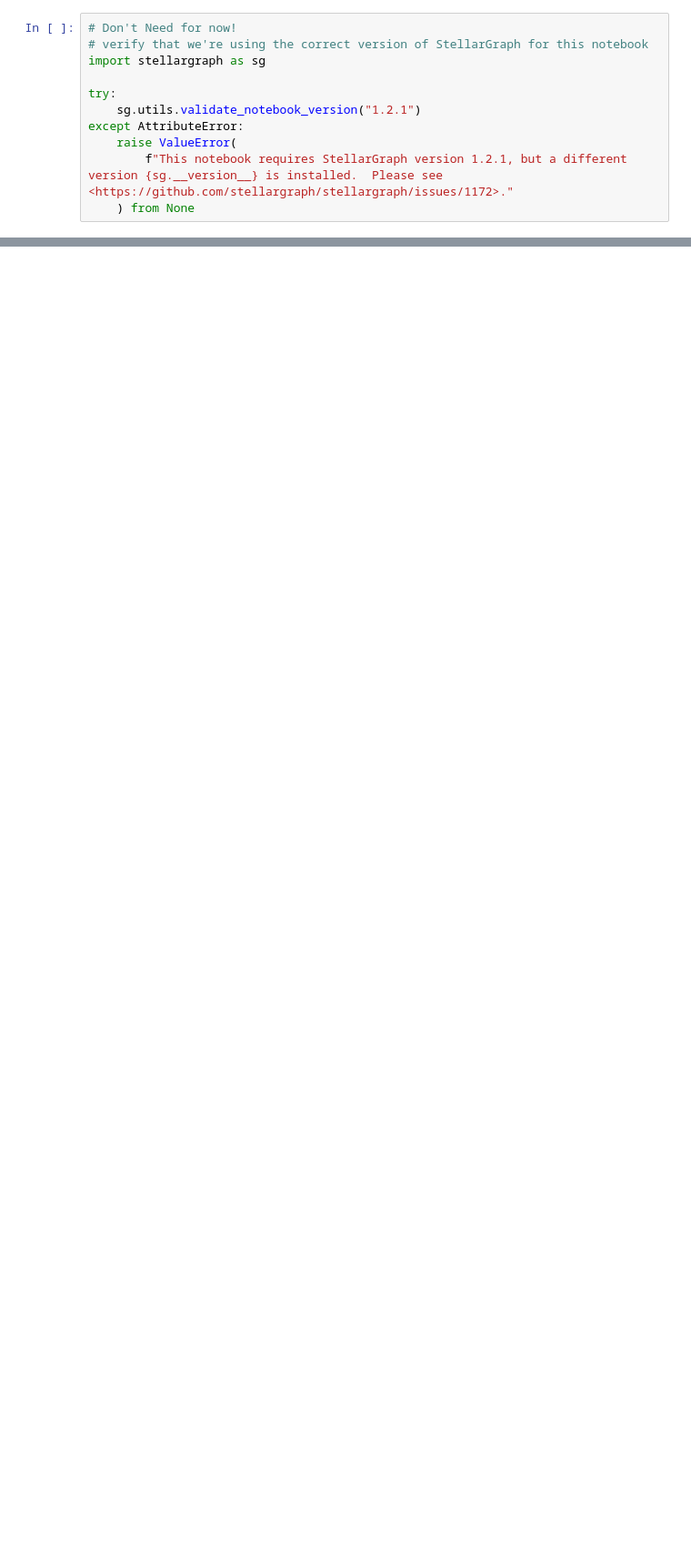
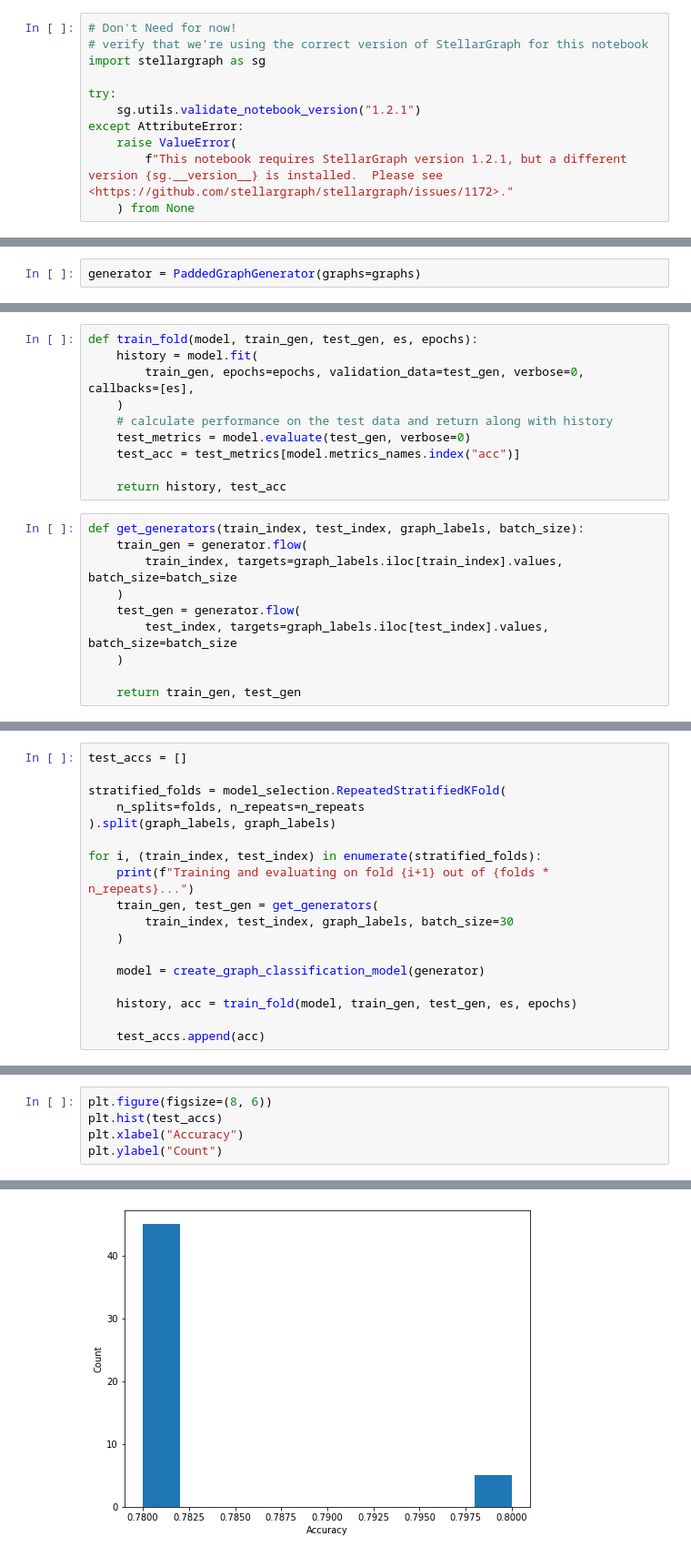
Before and after one commit to seungjoo612/brain-graph-classification, a Jupyter notebook: data_processing.ipynb, the cells around one changed output, grey strips where cells are left out. Shown at 91% size. Cells and saved outputs as stored; diff of their text form; blank space fills up the shorter version.

```diff
--- a/data_processing.ipynb
+++ b/data_processing.ipynb
@@ -125,0 +212,2 @@ dTS
+# %%
+generator = PaddedGraphGenerator(graphs=graphs)
@@ -125,0 +251,20 @@ dTS
+# %%
+def train_fold(model, train_gen, test_gen, es, epochs):
+    history = model.fit(
+        train_gen, epochs=epochs, validation_data=test_gen, verbose=0, callbacks=[es],
+    )
+    # calculate performance on the test data and return along with history
+    test_metrics = model.evaluate(test_gen, verbose=0)
+    test_acc = test_metrics[model.metrics_names.index("acc")]
+
+    return history, test_acc
+# %%
+def get_generators(train_index, test_index, graph_labels, batch_size):
+    train_gen = generator.flow(
+        train_index, targets=graph_labels.iloc[train_index].values, batch_size=batch_size
+    )
+    test_gen = generator.flow(
+        test_index, targets=graph_labels.iloc[test_index].values, batch_size=batch_size
+    )
+
+    return train_gen, test_gen
@@ -125,0 +275,18 @@ dTS
+# %%
+test_accs = []
+
+stratified_folds = model_selection.RepeatedStratifiedKFold(
+    n_splits=folds, n_repeats=n_repeats
+).split(graph_labels, graph_labels)
+
+for i, (train_index, test_index) in enumerate(stratified_folds):
+    print(f"Training and evaluating on fold {i+1} out of {folds * n_repeats}...")
+    train_gen, test_gen = get_generators(
+        train_index, test_index, graph_labels, batch_size=30
+    )
+
+    model = create_graph_classification_model(generator)
+
+    history, acc = train_fold(model, train_gen, test_gen, es, epochs)
+
+    test_accs.append(acc)
@@ -125,0 +319,6 @@ dTS
+# %%
+plt.figure(figsize=(8, 6))
+plt.hist(test_accs)
+plt.xlabel("Accuracy")
+plt.ylabel("Count")
+# %% [output]
@@ -125,0 +326 @@ dTS
+[figure, added]
```
Also changed, not shown: parts of 28 cells of this notebook.
